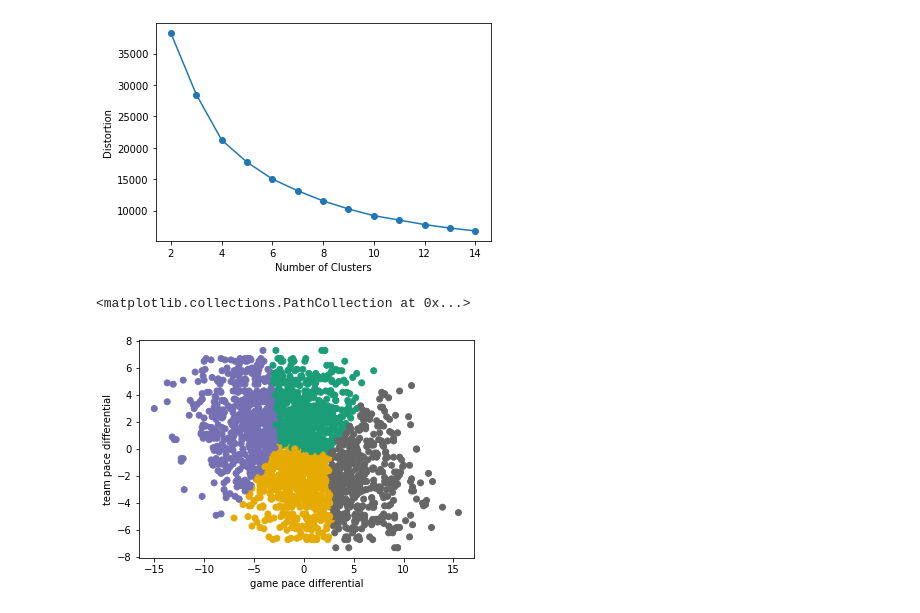
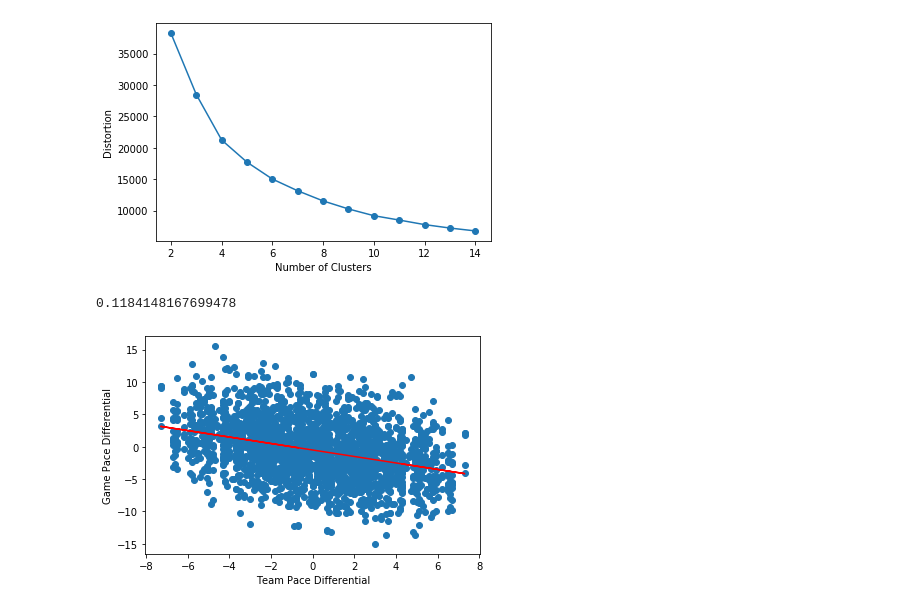
Before and after one commit to andystjean1/nba-pace-analysis, a Jupyter notebook: pace_analysis.ipynb, the cells around one changed output. Cells and saved outputs as stored; diff of their text form; code cells hidden in the pictures.

```diff
--- a/pace_analysis.ipynb
+++ b/pace_analysis.ipynb
@@ -269,23 +282,34 @@ plt.show()
 [figure]
 # %%
 # make the clusters based off the number of clusters above
-
 num_clusters = 4
 
+#set x and y
+y = season_df[["game_pace_diff"]]
+x = season_df[["team_pace_diff"]]
+
+#make the Kmeans model and fit the data
 k_model = KMeans(n_clusters=num_clusters, random_state=0)
 y_model = k_model.fit_predict(X)
 
 season_df["cluster_label"] = y_model
+
+#make the linear regression model and fit the data
+lr_model = LinearRegression().fit(x,y)
+lr_predict = lr_model.predict(x)
+
 season_df.groupby(by="cluster_label").describe() #find the number in each group
 
-x = season_df["game_pace_diff"]
-y = season_df["team_pace_diff"]
+plt.xlabel('Team Pace Differential')
+plt.ylabel('Game Pace Differential')
 
-color_labels = season_df.apply(lambda row: label_colors(row.cluster_label), axis=1)
+#plt.scatter(x, y, c=season_df["cluster_label"], cmap='Dark2')
+plt.scatter(x, y)
+plt.plot(x, lr_predict, color='red')
 
-plt.xlabel('game pace differential')
-plt.ylabel('team pace differential')
-plt.scatter(x, y, c=season_df["cluster_label"], cmap='Dark2')
+plt.axis(option='on')
+
+print(lr_model.score(x,y))
 # %% [output]
-<matplotlib.collections.PathCollection at 0x...>
+0.1184148167699478
-[figure, old version]
+[figure, new version]
```
Also changed, not shown: parts of 7 cells of this notebook, 1 other file.
